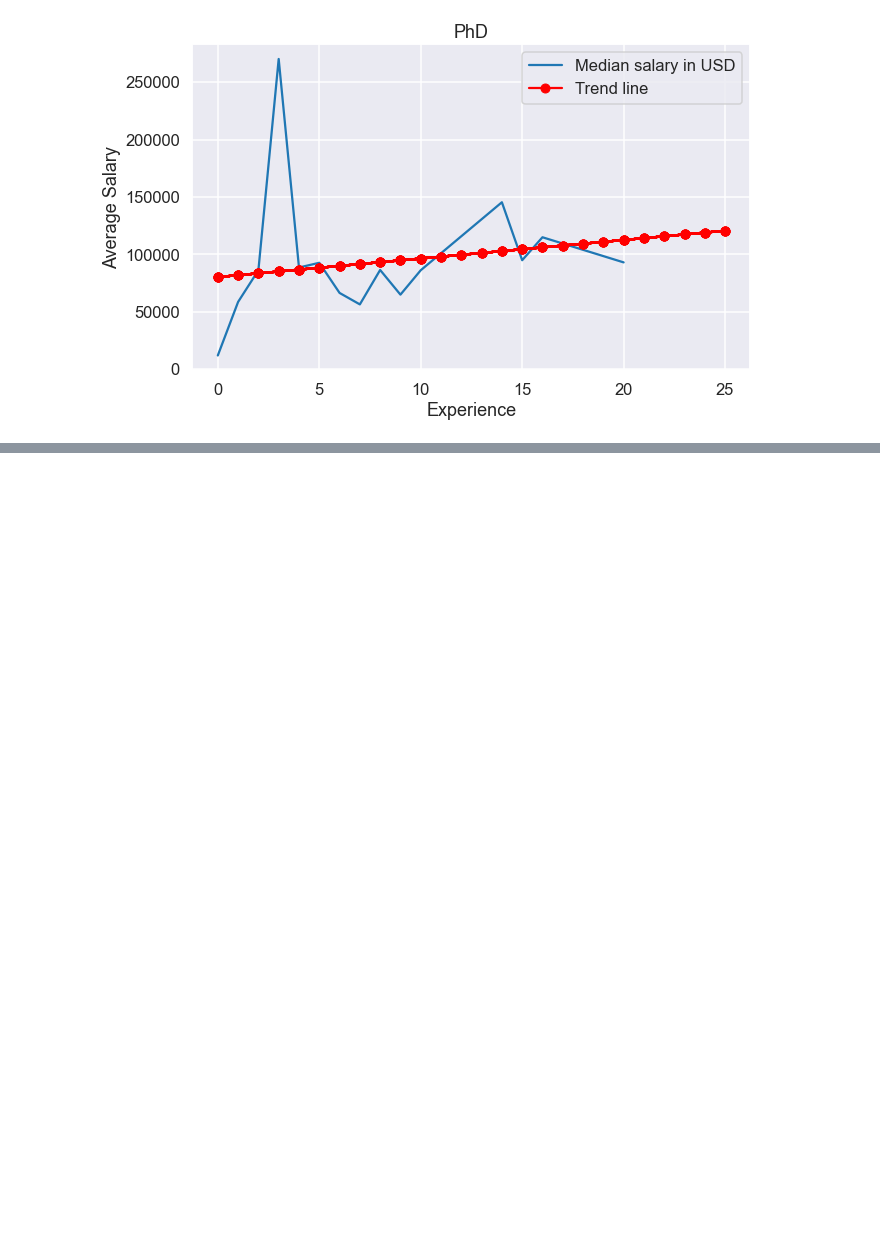
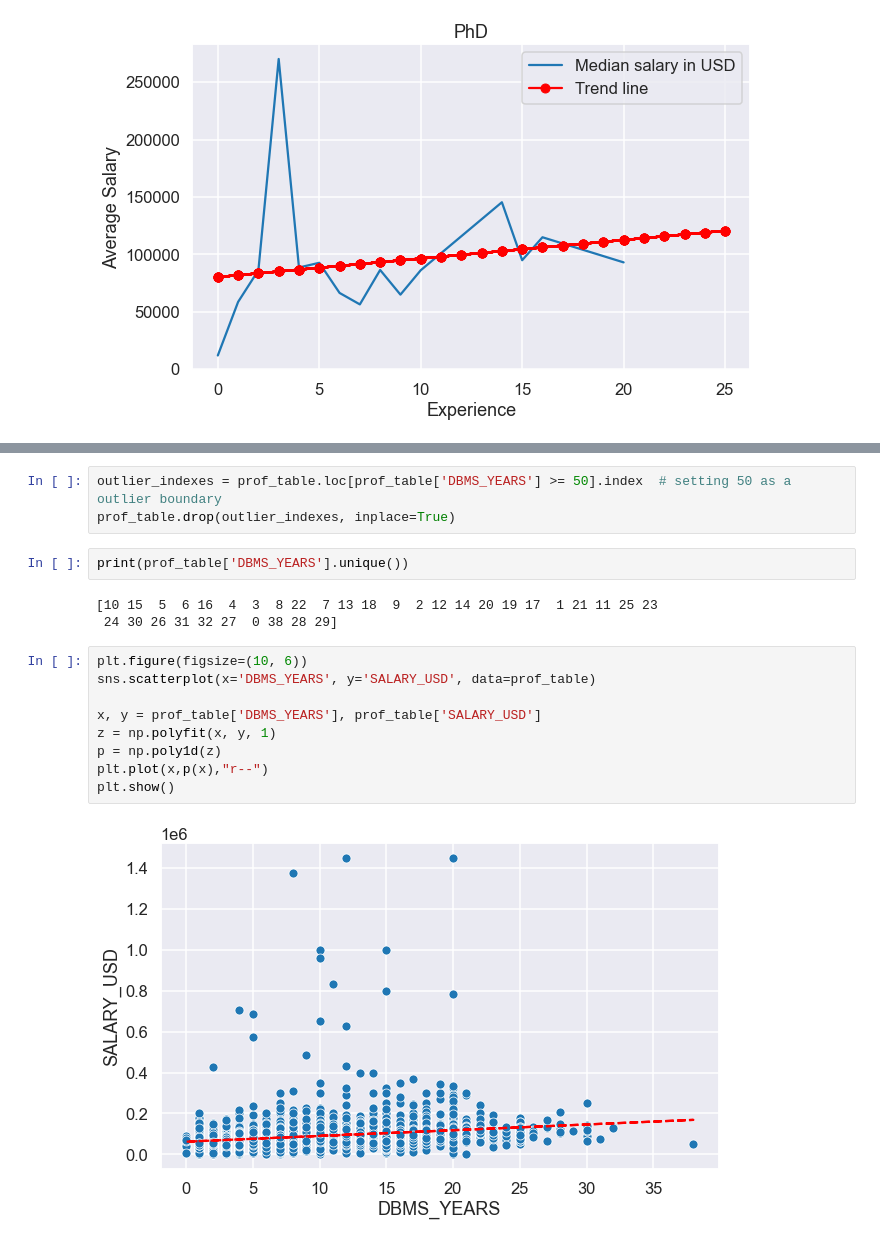
Before and after one commit to tw7366/Projects, a Jupyter notebook: Projects/2018 Data Professionals' Average Salaries.ipynb, the cells around one changed output, grey strips where cells are left out. Cells and saved outputs as stored; diff of their text form; blank space fills up the shorter version.

```diff
--- a/Projects/2018 Data Professionals' Average Salaries.ipynb
+++ b/Projects/2018 Data Professionals' Average Salaries.ipynb
@@ -626,0 +672,19 @@ Let's create a correlation matrix to get a better understanding of the data.
+# %%
+outlier_indexes = prof_table.loc[prof_table['DBMS_YEARS'] >= 50].index  # setting 50 as a outlier boundary
+prof_table.drop(outlier_indexes, inplace=True)
+# %%
+print(prof_table['DBMS_YEARS'].unique())
+# %% [output]
+[10 15  5  6 16  4  3  8 22  7 13 18  9  2 12 14 20 19 17  1 21 11 25 23
+ 24 30 26 31 32 27  0 38 28 29]
+# %%
+plt.figure(figsize=(10, 6))
+sns.scatterplot(x='DBMS_YEARS', y='SALARY_USD', data=prof_table)
+
+x, y = prof_table['DBMS_YEARS'], prof_table['SALARY_USD']
+z = np.polyfit(x, y, 1)
+p = np.poly1d(z)
+plt.plot(x,p(x),"r--")
+plt.show()
+# %% [output]
+[figure, added]
```
Also changed, not shown: parts of 33 cells of this notebook.
